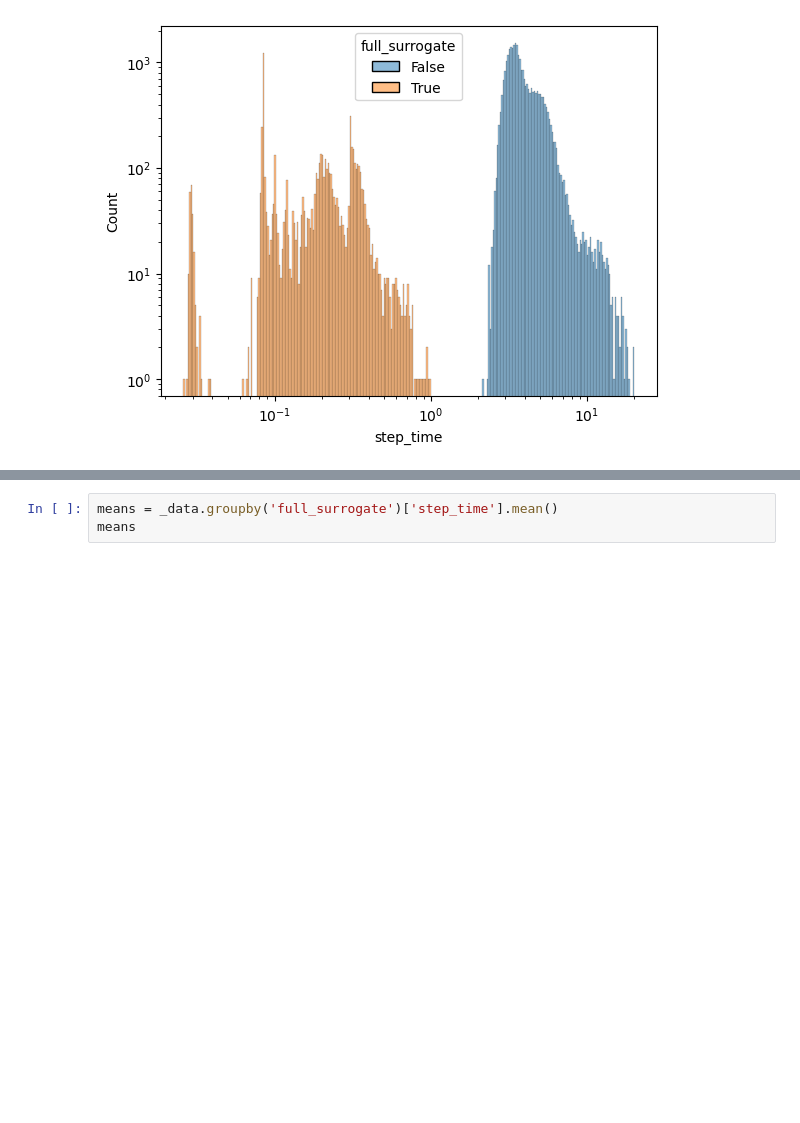
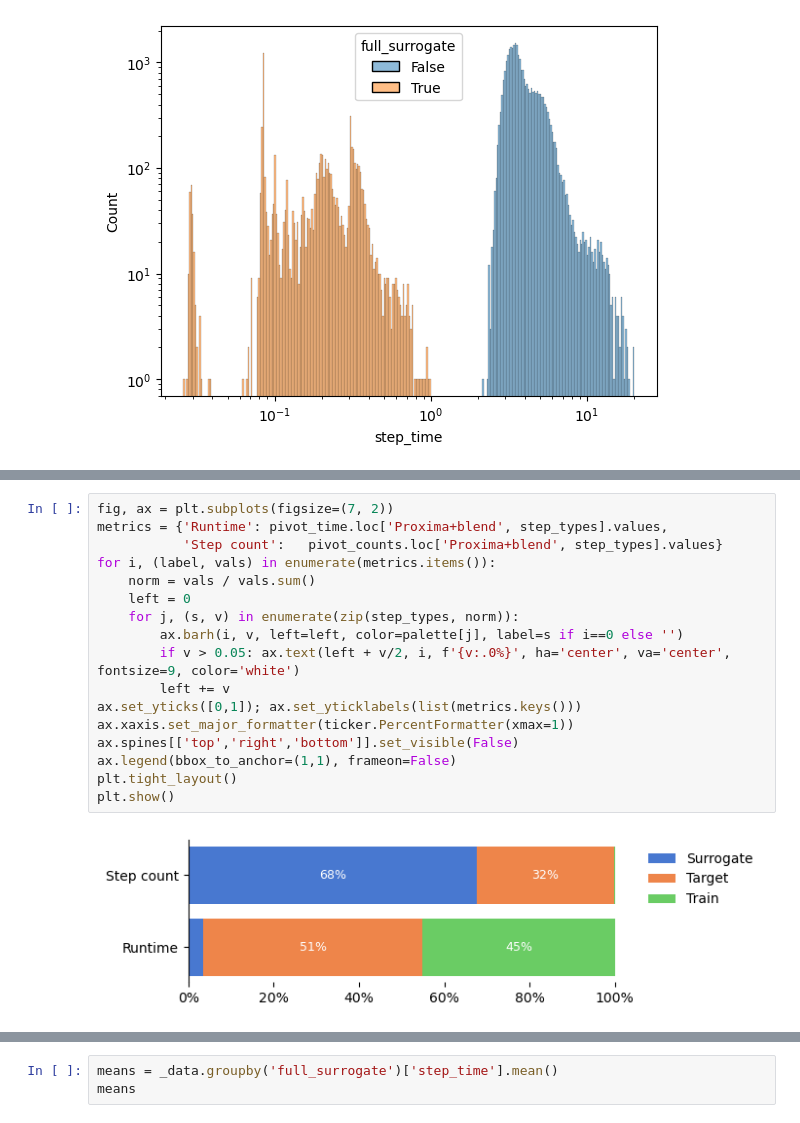
Before and after one commit to globus-labs/cascade, a Jupyter notebook: 2_proxima/RuntimeDeepDive.ipynb, the cells around one changed output, grey strips where cells are left out. Drawn from its saved outputs; the diff is of its cells as text; blank space fills up the shorter version.

```diff
--- a/2_proxima/RuntimeDeepDive.ipynb
+++ b/2_proxima/RuntimeDeepDive.ipynb
@@ -439,0 +768,19 @@ plt.show()
+# %%
+fig, ax = plt.subplots(figsize=(7, 2))
+metrics = {'Runtime': pivot_time.loc['Proxima+blend', step_types].values,
+           'Step count':   pivot_counts.loc['Proxima+blend', step_types].values}
+for i, (label, vals) in enumerate(metrics.items()):
+    norm = vals / vals.sum()
+    left = 0
+    for j, (s, v) in enumerate(zip(step_types, norm)):
+        ax.barh(i, v, left=left, color=palette[j], label=s if i==0 else '')
+        if v > 0.05: ax.text(left + v/2, i, f'{v:.0%}', ha='center', va='center', fontsize=9, color='white')
+        left += v
+ax.set_yticks([0,1]); ax.set_yticklabels(list(metrics.keys()))
+ax.xaxis.set_major_formatter(ticker.PercentFormatter(xmax=1))
+ax.spines[['top','right','bottom']].set_visible(False)
+ax.legend(bbox_to_anchor=(1,1), frameon=False)
+plt.tight_layout()
+plt.show()
+# %% [output]
+[figure, added]
```
Also changed, not shown: parts of 35 cells of this notebook, 2 other files.
